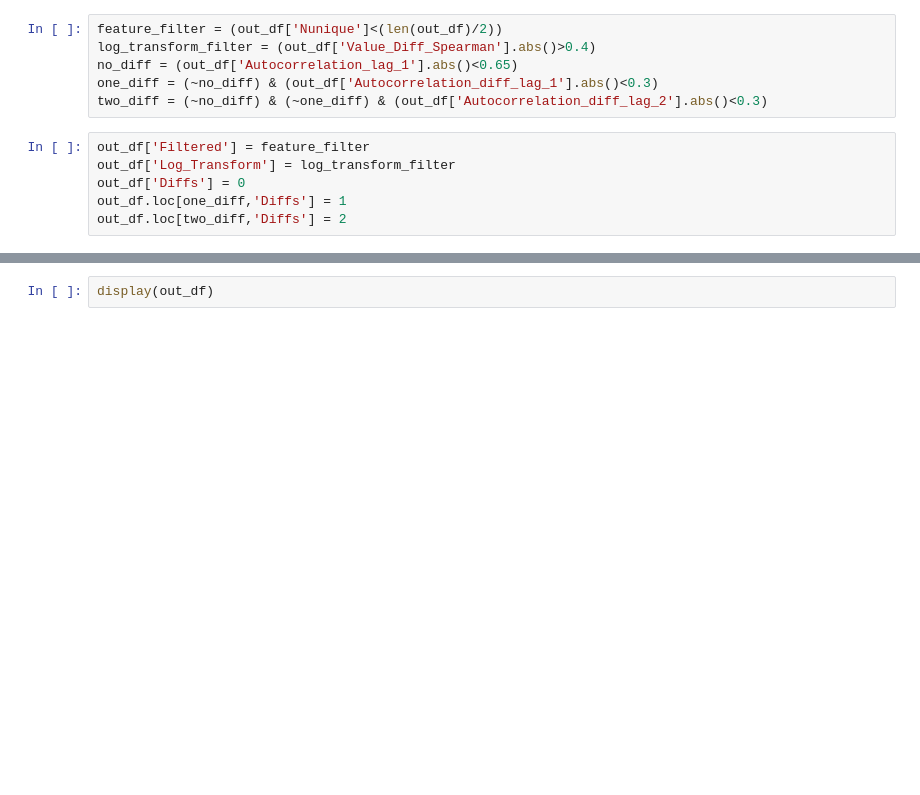
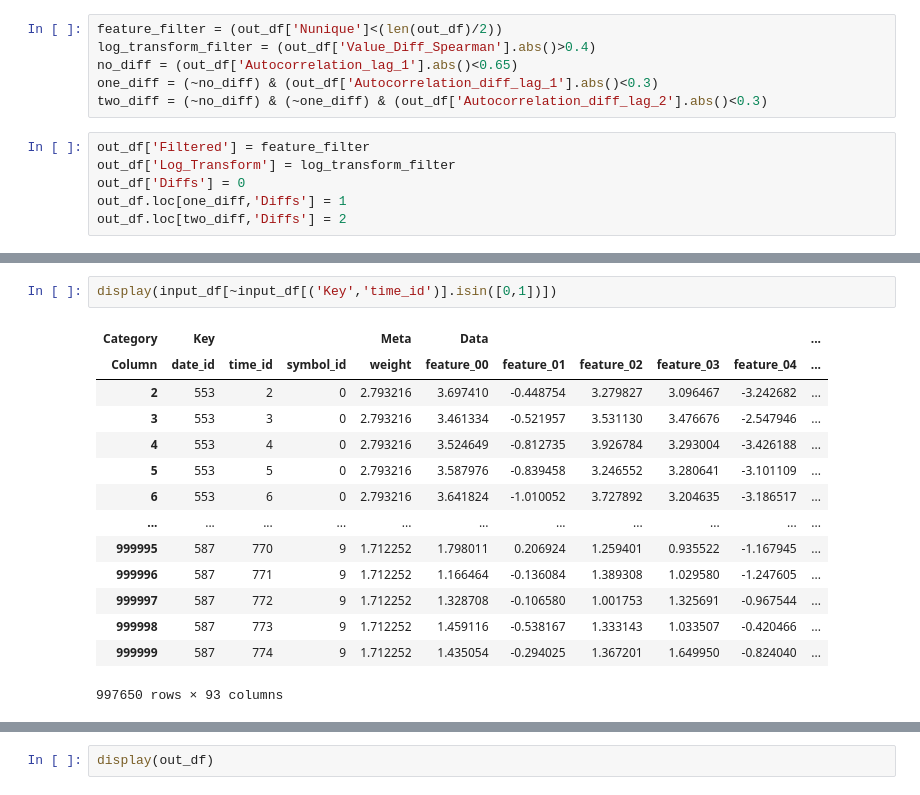
Before and after one commit to bradygilg/jane_kaggle, a Jupyter notebook: Notebooks/feature_exploration.ipynb, the cells around one changed output, grey strips where cells are left out. Saved outputs shown, nothing was run; the diff lists cells and outputs as text; blank space fills up the shorter version.

```diff
--- a/Notebooks/feature_exploration.ipynb
+++ b/Notebooks/feature_exploration.ipynb
@@ -203,0 +209,17 @@ out_df.loc[two_diff,'Diffs'] = 2
+# %%
+display(input_df[~input_df[('Key','time_id')].isin([0,1])])
+# %% [output]
+| Category | Key |  |  | Meta | Data |  |  |  |  | ... |
+| Column | date_id | time_id | symbol_id | weight | feature_00 | feature_01 | feature_02 | feature_03 | feature_04 | ... |
+| 2 | 553 | 2 | 0 | 2.793216 | 3.697410 | -0.448754 | 3.279827 | 3.096467 | -3.242682 | ... |
+| 3 | 553 | 3 | 0 | 2.793216 | 3.461334 | -0.521957 | 3.531130 | 3.476676 | -2.547946 | ... |
+| 4 | 553 | 4 | 0 | 2.793216 | 3.524649 | -0.812735 | 3.926784 | 3.293004 | -3.426188 | ... |
+| 5 | 553 | 5 | 0 | 2.793216 | 3.587976 | -0.839458 | 3.246552 | 3.280641 | -3.101109 | ... |
+| 6 | 553 | 6 | 0 | 2.793216 | 3.641824 | -1.010052 | 3.727892 | 3.204635 | -3.186517 | ... |
+| ... | ... | ... | ... | ... | ... | ... | ... | ... | ... | ... |
+| 999995 | 587 | 770 | 9 | 1.712252 | 1.798011 | 0.206924 | 1.259401 | 0.935522 | -1.167945 | ... |
+| 999996 | 587 | 771 | 9 | 1.712252 | 1.166464 | -0.136084 | 1.389308 | 1.029580 | -1.247605 | ... |
+| 999997 | 587 | 772 | 9 | 1.712252 | 1.328708 | -0.106580 | 1.001753 | 1.325691 | -0.967544 | ... |
+| 999998 | 587 | 773 | 9 | 1.712252 | 1.459116 | -0.538167 | 1.333143 | 1.033507 | -0.420466 | ... |
+| 999999 | 587 | 774 | 9 | 1.712252 | 1.435054 | -0.294025 | 1.367201 | 1.649950 | -0.824040 | ... |
+997650 rows × 93 columns
```
Also changed, not shown: parts of 2 cells of this notebook, 12 other files.
